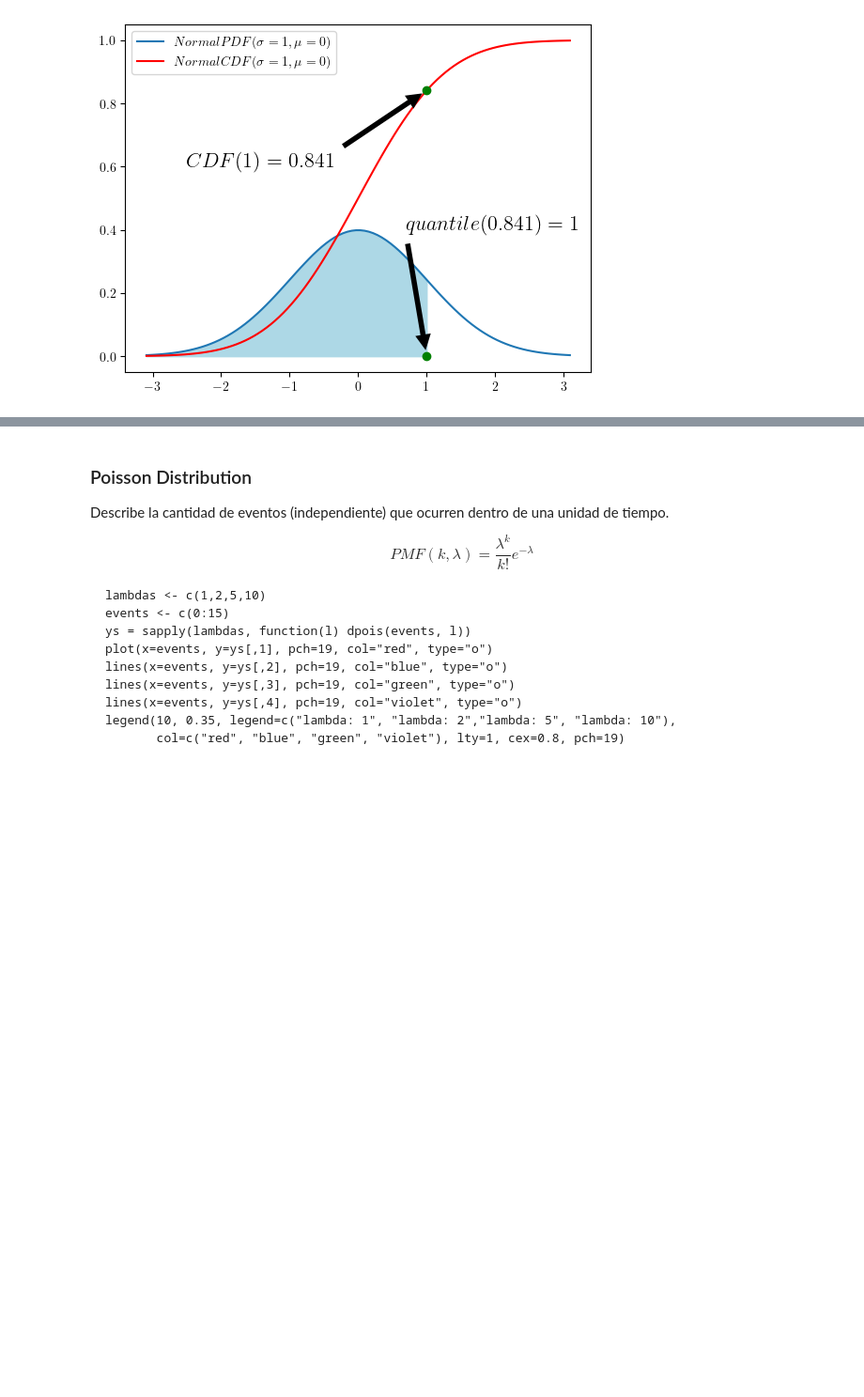
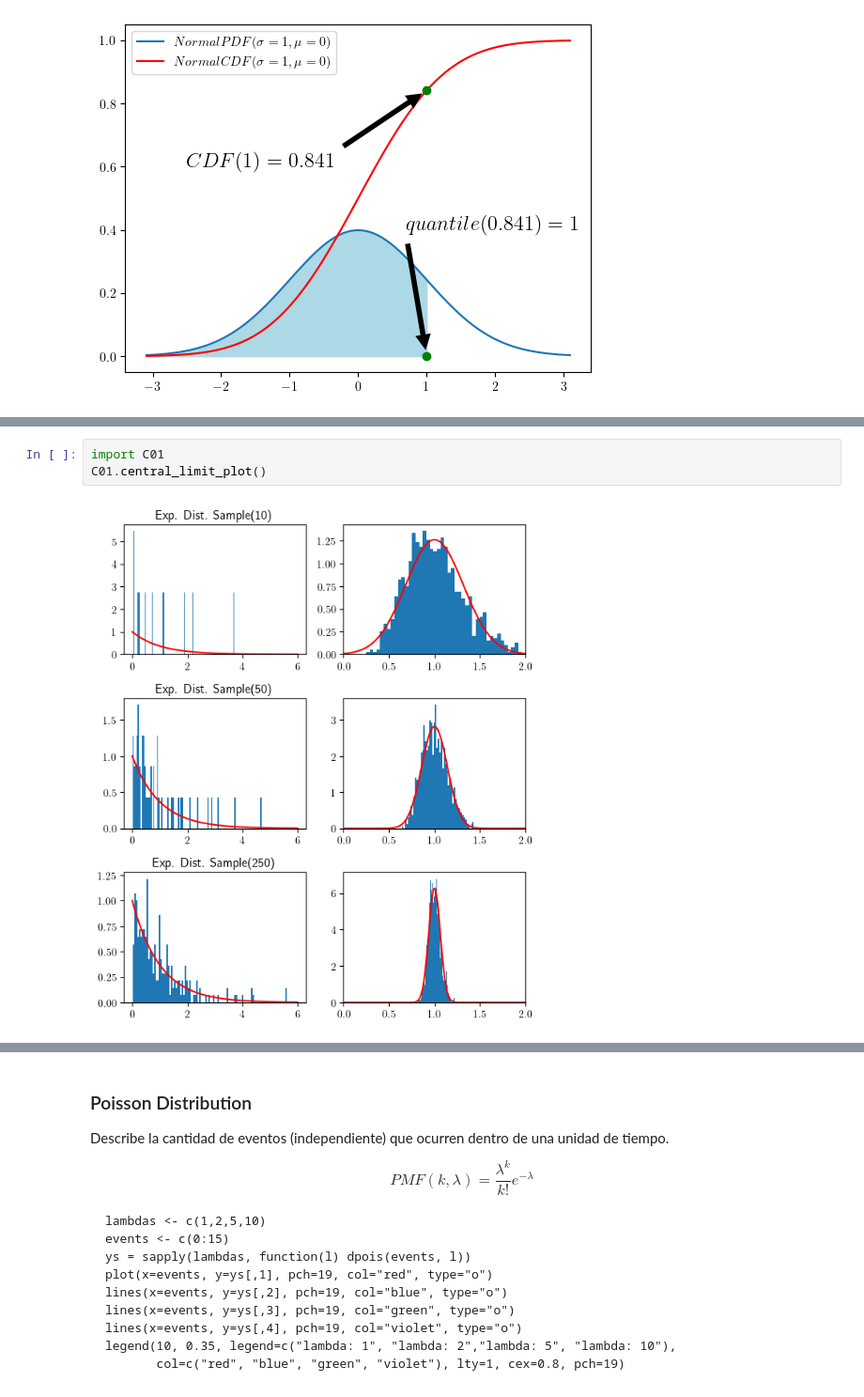
Before and after one commit to javieriserte/qualitative-data-course, a Jupyter notebook: classes/C01.1.Variables_y_funciones.ipynb, the cells around one changed output, grey strips where cells are left out. Shown at 94% size. Cells and saved outputs as stored; diff of their text form; blank space fills up the shorter version.

```diff
--- a/classes/C01.1.Variables_y_funciones.ipynb
+++ b/classes/C01.1.Variables_y_funciones.ipynb
@@ -301,0 +200,5 @@ for (dg in freedom_degrees) {
+# %%
+import C01
+C01.central_limit_plot()
+# %% [output]
+[figure, added]
```
Also changed, not shown: parts of 21 cells of this notebook, 1 other file.
